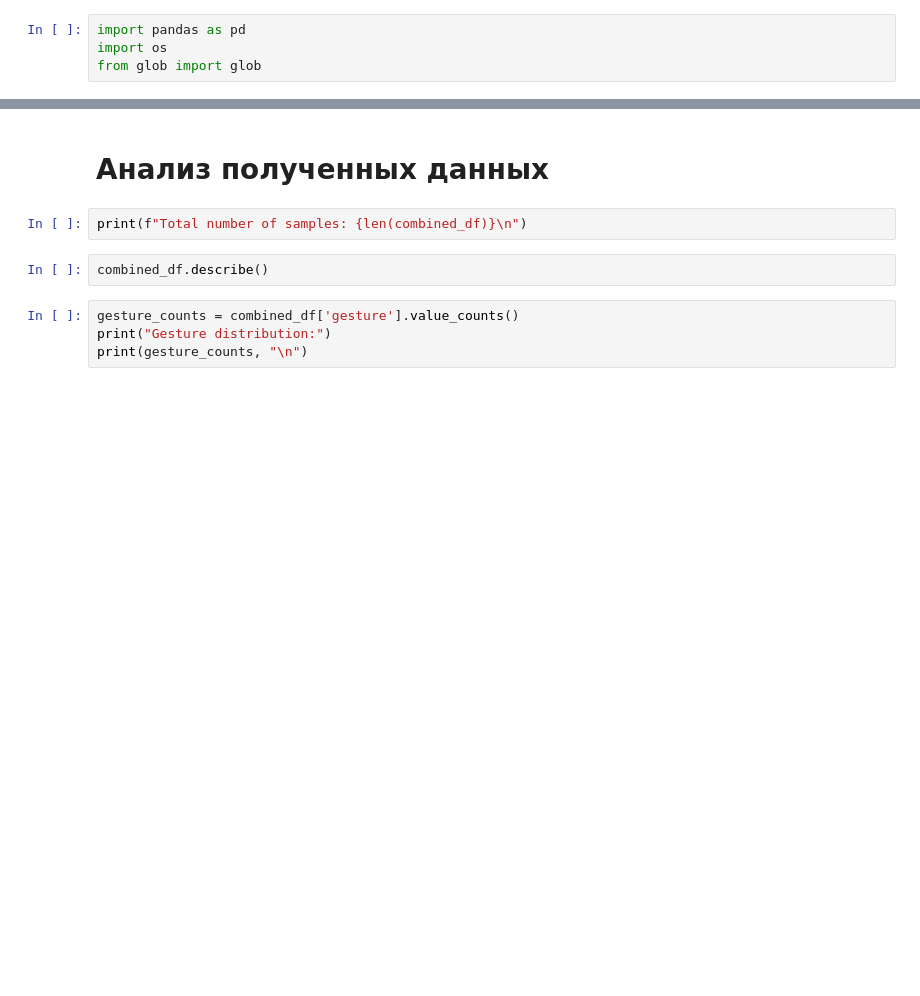
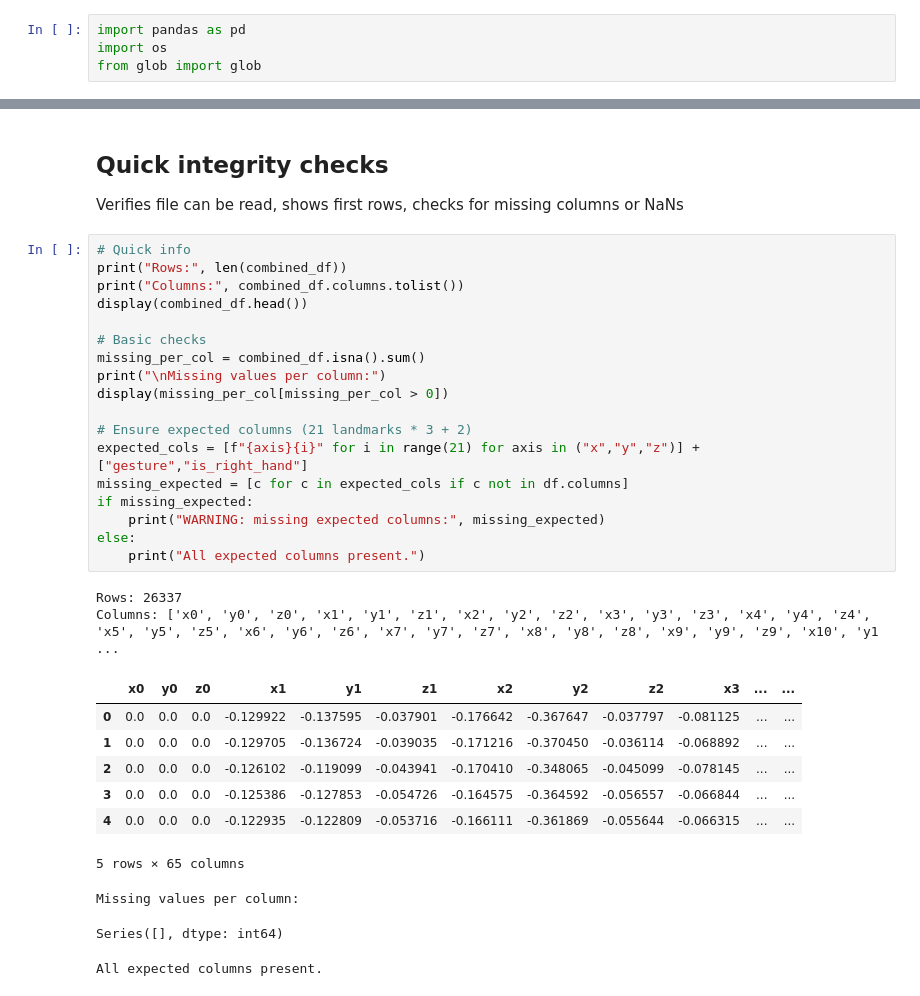
Before and after one commit to fleeshka/Hand-Gesture-Recognition, a Jupyter notebook: notebooks/prepare_data_training.ipynb, the cells around one changed output, grey strips where cells are left out. Cells and saved outputs as stored; diff of their text form; blank space fills up the shorter version.

```diff
--- a/notebooks/prepare_data_training.ipynb
+++ b/notebooks/prepare_data_training.ipynb
@@ -43,10 +52,34 @@ print(f"Готово! Итоговый файл сохранён в {output_file
-# %% [markdown]
-# Анализ полученных данных
-# %%
-print(f"Total number of samples: {len(combined_df)}\n")
-# %%
-combined_df.describe()
-# %%
-gesture_counts = combined_df['gesture'].value_counts()
-print("Gesture distribution:")
-print(gesture_counts, "\n")
+# %% [markdown]
+## Quick integrity checks
+Verifies file can be read, shows first rows, checks for missing columns or NaNs
+# %%
+# Quick info
+print("Rows:", len(combined_df))
+print("Columns:", combined_df.columns.tolist())
+display(combined_df.head())
+
+# Basic checks
+missing_per_col = combined_df.isna().sum()
+print("\nMissing values per column:")
+display(missing_per_col[missing_per_col > 0])
+
+# Ensure expected columns (21 landmarks * 3 + 2)
+expected_cols = [f"{axis}{i}" for i in range(21) for axis in ("x","y","z")] + ["gesture","is_right_hand"]
+missing_expected = [c for c in expected_cols if c not in df.columns]
+if missing_expected:
+    print("WARNING: missing expected columns:", missing_expected)
+else:
+    print("All expected columns present.")
+# %% [output]
+Rows: 26337
+Columns: ['x0', 'y0', 'z0', 'x1', 'y1', 'z1', 'x2', 'y2', 'z2', 'x3', 'y3', 'z3', 'x4', 'y4', 'z4', 'x5', 'y5', 'z5', 'x6', 'y6', 'z6', 'x7', 'y7', 'z7', 'x8', 'y8', 'z8', 'x9', 'y9', 'z9', 'x10', 'y1 ...
+|  | x0 | y0 | z0 | x1 | y1 | z1 | x2 | y2 | z2 | x3 | ... | ... |
+| 0 | 0.0 | 0.0 | 0.0 | -0.129922 | -0.137595 | -0.037901 | -0.176642 | -0.367647 | -0.037797 | -0.081125 | ... | ... |
+| 1 | 0.0 | 0.0 | 0.0 | -0.129705 | -0.136724 | -0.039035 | -0.171216 | -0.370450 | -0.036114 | -0.068892 | ... | ... |
+| 2 | 0.0 | 0.0 | 0.0 | -0.126102 | -0.119099 | -0.043941 | -0.170410 | -0.348065 | -0.045099 | -0.078145 | ... | ... |
+| 3 | 0.0 | 0.0 | 0.0 | -0.125386 | -0.127853 | -0.054726 | -0.164575 | -0.364592 | -0.056557 | -0.066844 | ... | ... |
+| 4 | 0.0 | 0.0 | 0.0 | -0.122935 | -0.122809 | -0.053716 | -0.166111 | -0.361869 | -0.055644 | -0.066315 | ... | ... |
+5 rows × 65 columns
+Missing values per column:
+Series([], dtype: int64)
+All expected columns present.
```
Also changed, not shown: parts of 16 cells of this notebook.
